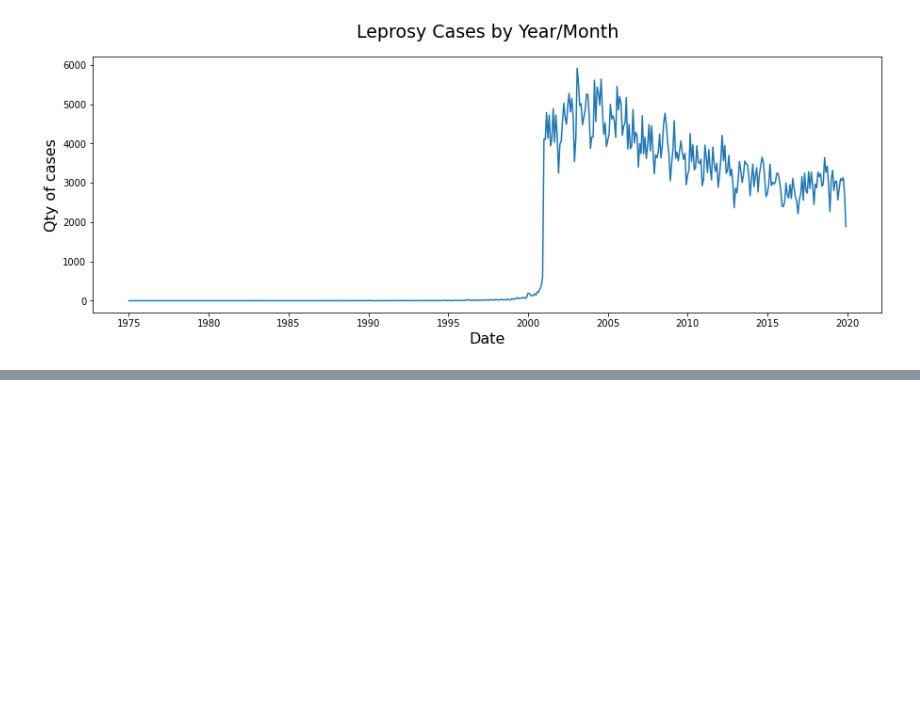
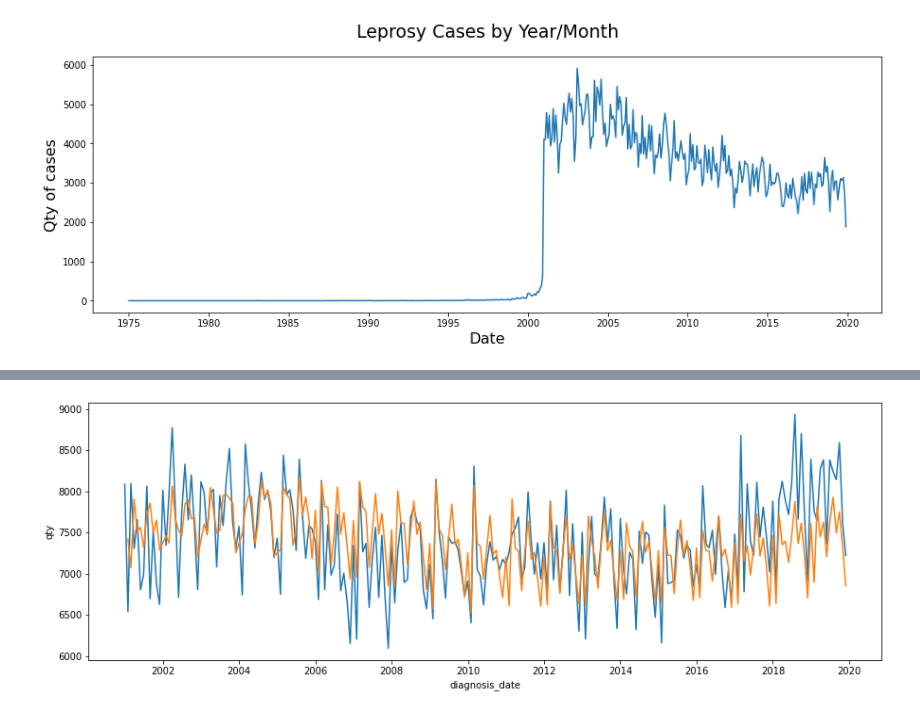
Before and after one commit to gabrielatrindade/alura-bootcamp, a Jupyter notebook: module4/lessons/tuberculosis_br.ipynb, the cells around one changed output, grey strips where cells are left out. Drawn from its saved outputs; the diff is of its cells as text; code cells hidden in the pictures; blank space fills up the shorter version.

```diff
--- a/module4/lessons/tuberculosis_br.ipynb
+++ b/module4/lessons/tuberculosis_br.ipynb
@@ -410,0 +473,15 @@ plt.title('Leprosy Cases by Year/Month', fontsize=19, pad=20);
+# %%
+tuberculosis_ts['moving_average_6'] = \
+    tuberculosis_ts['qty'].rolling(6).mean()
+# %%
+plt.figure(figsize=(15,5))
+
+sns.lineplot(data=tuberculosis_ts,
+             x='diagnosis_date',
+             y='qty')
+
+sns.lineplot(data=tuberculosis_ts,
+             x='diagnosis_date',
+             y='moving_average_6');
+# %% [output]
+[figure, added]
```
Also changed, not shown: parts of 37 cells of this notebook.
